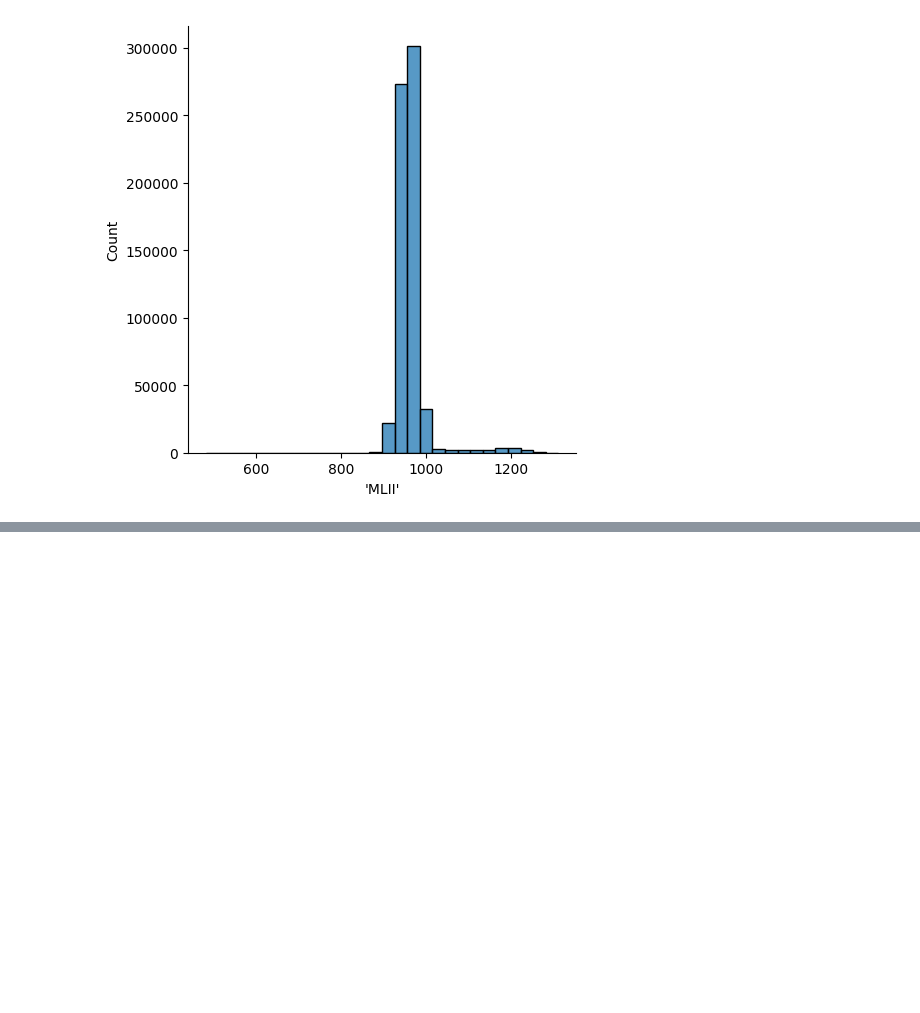
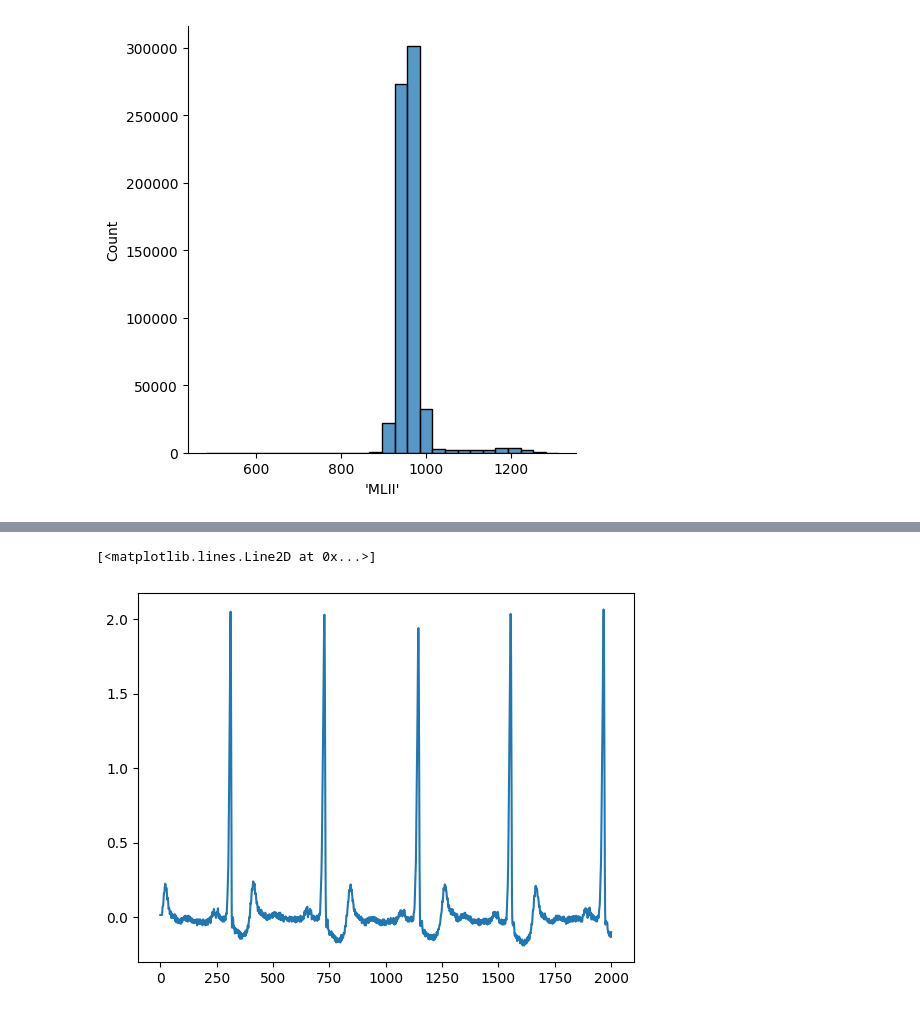
Before and after one commit to Bhavya418/timeseries, a Jupyter notebook: final-timeseries.ipynb, the cells around one changed output, grey strips where cells are left out. Drawn from its saved outputs; the diff is of its cells as text; code cells hidden in the pictures; blank space fills up the shorter version.

```diff
--- a/final-timeseries.ipynb
+++ b/final-timeseries.ipynb
@@ -78,0 +101,7 @@ plt.plot(subset_data, label=columns[1])
+# %%
+subset_data_114 = data_114[columns_114[3]].loc[0:2000]
+plt.figure()
+plt.plot(subset_data_114, label=columns_114[3])
+# %% [output]
+[<matplotlib.lines.Line2D at 0x...>]
+[figure, added]
```
Also changed, not shown: parts of 7 cells of this notebook.
